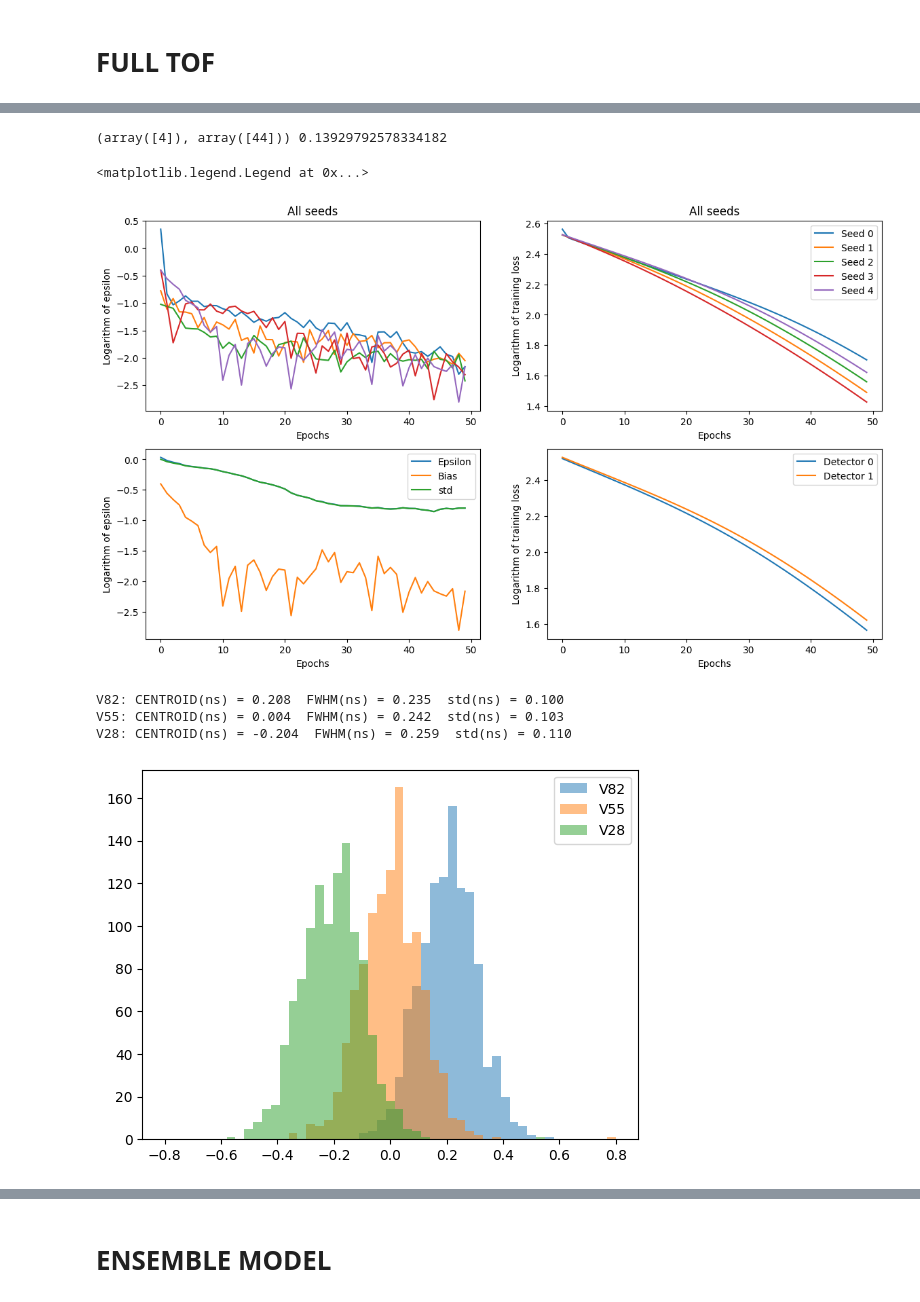
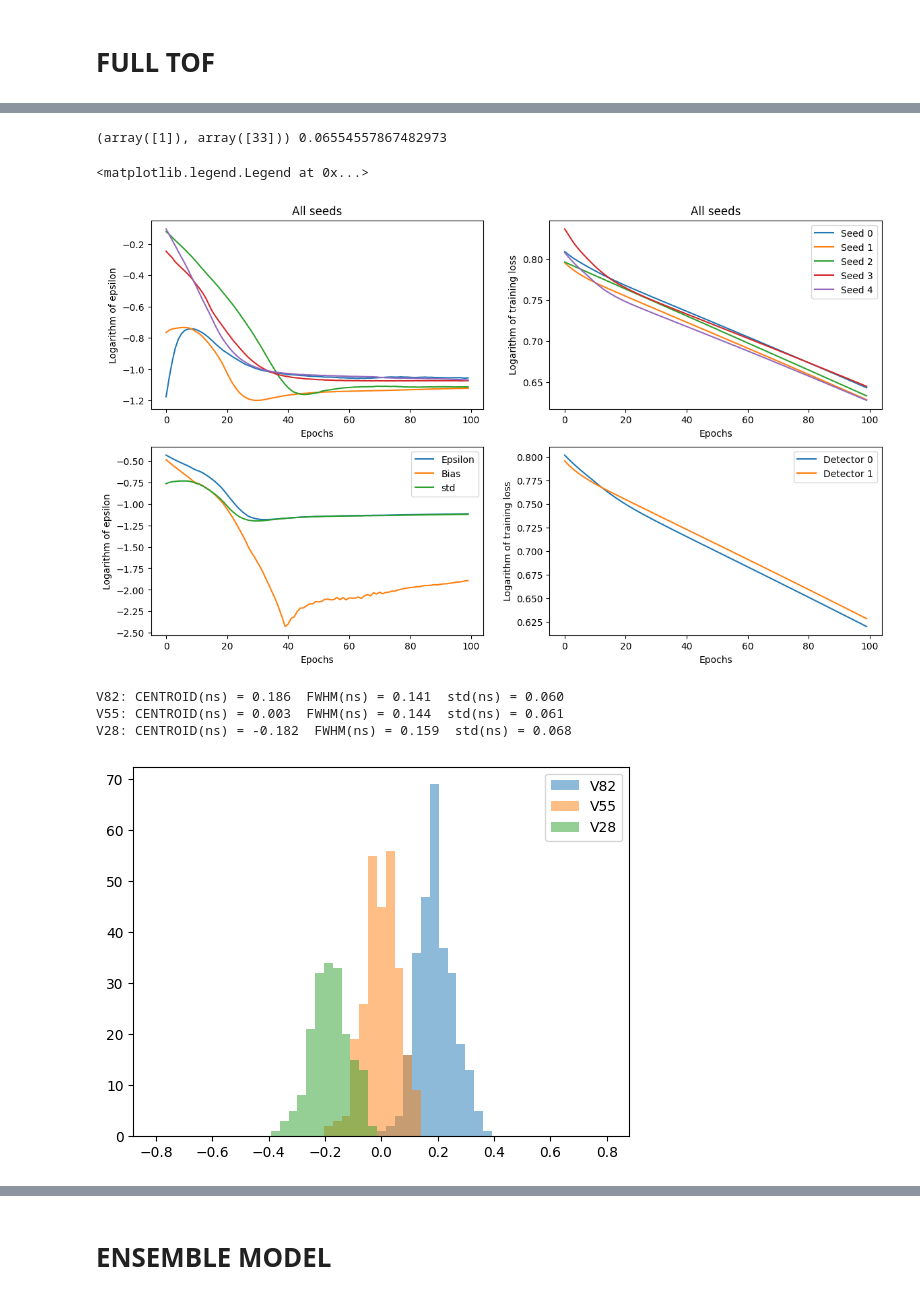
Before and after one commit to wjosefw/Signal-processing-with-Neural-networks, a Jupyter notebook: simulados_plus_reales.ipynb, the cells around one changed output, grey strips where cells are left out. Saved outputs shown, nothing was run; the diff lists cells and outputs as text; code cells hidden in the pictures.

```diff
--- a/simulados_plus_reales.ipynb
+++ b/simulados_plus_reales.ipynb
@@ -196,7 +220,7 @@ trainX_dec1 = np.concatenate((INPUT_dec1[:,:,:], INPUT2_dec1[:,:,:]), axis = 0)
 REF_train_dec1 = np.concatenate((REF_dec1[:], REF2_dec1[:]))
 # %%
 for i in range(trainX_dec1.shape[0]):
-    plt.plot(trainX_dec1[i,:],'b-')
+    plt.plot(trainX_dec1[i,:,0],'b-')
 plt.plot(mean_pulse_dec1[start:stop],'r-')
 # %% [output]
 [<matplotlib.lines.Line2D at 0x...>]
@@ -222,8 +246,8 @@ Max detector 1:  35.68897545716052
 # **FULL TOF**
 # %%
 #-------------------------------------- Create Reference pulses set ----------------------------------------
-REFERENCE_PULSE_dec0 = np.tile(mean_pulse_dec0[start:stop], (trainX_dec0.shape[0],2,1)).swapaxes(1,2)
-REFERENCE_PULSE_dec1 = np.tile(mean_pulse_dec1[start:stop], (trainX_dec1.shape[0],2,1)).swapaxes(1,2)
+REFERENCE_PULSE_dec0 = np.tile(new_V82[0,start:stop,:], (trainX_dec0.shape[0],2,1)).swapaxes(1,2)
+REFERENCE_PULSE_dec1 = np.tile(new_V82[0,start:stop,:], (trainX_dec1.shape[0],2,1)).swapaxes(1,2)
 
 M_REF_dec0 = momentos(REFERENCE_PULSE_dec0)
 M_REF_dec0 = (M_REF_dec0 - min_dec0)/(max_dec0-min_dec0)
@@ -304,5 +284,5 @@ def model_definition(NM):
 # %%
-epochs = 50
+epochs = 100
 num_semillas = 5
 
 epsilon = []
@@ -320,11 +300,11 @@ directory = '/home/josea/temporal/'
 
 for i in range(num_semillas):
 
-  model_dec0 = model_definition(NM)
-  model_dec1 = model_definition(NM)
+  model_dec0 = model_definition(NM = NM, NN = 32, STD_INIT = 0.5)
+  model_dec1 = model_definition(NM = NM, NN = 32, STD_INIT = 0.5)
 
-  opt_dec0 = tf.keras.optimizers.AdamW(learning_rate = 1e-4)
-  opt_dec1 = tf.keras.optimizers.AdamW(learning_rate = 1e-4)
+  opt_dec0 = tf.keras.optimizers.AdamW(learning_rate = 5e-5)
+  opt_dec1 = tf.keras.optimizers.AdamW(learning_rate = 5e-5)
 
   model_dec0.compile(optimizer=opt_dec0,loss='MSE')
   model_dec1.compile(optimizer=opt_dec1,loss='MSE')
@@ -339,8 +319,8 @@ for i in range(num_semillas):
   TOFN_V82_epoch = []
 
   for epoch in range(epochs):
-     history_dec0 = model_dec0.fit(x = [M_Train_dec0[:,:,0], M_Train_dec0[:,:,1]],y = REF_train_dec0, epochs = 5, batch_size = 256, shuffle = True, verbose = 1)
-     history_dec1 = model_dec1.fit(x = [M_Train_dec1[:,:,0], M_Train_dec1[:,:,1]],y = REF_train_dec1, epochs = 5, batch_size = 256, shuffle = True, verbose = 1)
+     history_dec0 = model_dec0.fit(x = [M_Train_dec0[:,:,0], M_Train_dec0[:,:,1]],y = REF_train_dec0, epochs = 1, batch_size = 512, shuffle = True, verbose = 1)
+     history_dec1 = model_dec1.fit(x = [M_Train_dec1[:,:,0], M_Train_dec1[:,:,1]],y = REF_train_dec1, epochs = 1, batch_size = 512, shuffle = True, verbose = 1)
 
      loss_dec0.append(history_dec0.history['loss'][-1])
      loss_dec1.append(history_dec1.history['loss'][-1])
@@ -353,13 +333,13 @@ for i in range(num_semillas):
      TOFN_dec0_REF_V28 = model_dec0.predict([M_V28_norm[:,:,0],M_REF_dec0[:M_V28_norm.shape[0],:,0]])
      TOFN_dec1_REF_V28 = model_dec1.predict([M_V28_norm[:,:,1],M_REF_dec1[:M_V28_norm.shape[0],:,0]])
 
-     TOFN_V28 = (np.squeeze(TOFN_dec0_REF_V28) - new_time_step*delays_test_dec0) - (np.squeeze(TOFN_dec1_REF_V28) - new_time_step*delays_test_dec1)
-     TOFN_V55 = (np.squeeze(TOFN_dec0_REF_V55) - new_time_step*delays_test_dec0) - (np.squeeze(TOFN_dec1_REF_V55) - new_time_step*delays_test_dec1)
-     TOFN_V82 = (np.squeeze(TOFN_dec0_REF_V82) - new_time_step*delays_test_dec0) - (np.squeeze(TOFN_dec1_REF_V82) - new_time_step*delays_test_dec1)
+     #TOFN_V28 = (np.squeeze(TOFN_dec0_REF_V28) - new_time_step*delays_test_dec0) - (np.squeeze(TOFN_dec1_REF_V28) - new_time_step*delays_test_dec1)
+     #TOFN_V55 = (np.squeeze(TOFN_dec0_REF_V55) - new_time_step*delays_test_dec0) - (np.squeeze(TOFN_dec1_REF_V55) - new_time_step*delays_test_dec1)
+     #TOFN_V82 = (np.squeeze(TOFN_dec0_REF_V82) - new_time_step*delays_test_dec0) - (np.squeeze(TOFN_dec1_REF_V82) - new_time_step*delays_test_dec1)
 
-     #TOFN_V28 = TOFN_dec0_REF_V28 - TOFN_dec1_REF_V28
-     #TOFN_V55 = TOFN_dec0_REF_V55 - TOFN_dec1_REF_V55
-     #TOFN_V82 = TOFN_dec0_REF_V82 - TOFN_dec1_REF_V82
+     TOFN_V28 = TOFN_dec0_REF_V28 - TOFN_dec1_REF_V28
+     TOFN_V55 = TOFN_dec0_REF_V55 - TOFN_dec1_REF_V55
+     TOFN_V82 = TOFN_dec0_REF_V82 - TOFN_dec1_REF_V82
 
      TOFN_V28_epoch.append(TOFN_V28)
      TOFN_V55_epoch.append(TOFN_V55)
@@ -410,13 +408,13 @@ training_loss_dec1 = np.array(training_loss_dec1, dtype = 'float64')
 
 
 print(np.where(epsilon == np.min(epsilon)), np.min(epsilon))
-index = 4
+index = 1
 plt.figure(figsize=(14,8))
 
 plt.subplot(2,2,1)
 for i in range(epsilon.shape[0]):
   #plt.plot(np.log10(epsilon[i,:]))
-  plt.plot(np.log10(bias[i,:]))
+  plt.plot(np.log10(std[i,:]))
 plt.ylabel('Logarithm of epsilon')
 plt.xlabel('Epochs')
 plt.title('All seeds')
@@ -441,48 +439,48 @@ plt.ylabel('Logarithm of epsilon')
 plt.xlabel('Epochs')
 
 plt.subplot(2,2,4)
-plt.plot(np.log10(training_loss_dec0[index,:]),label='Detector 0')
-plt.plot(np.log10(training_loss_dec1[index,:]),label='Detector 1')
+plt.plot(np.log10(training_loss_dec0[index,:]), label = 'Detector 0')
+plt.plot(np.log10(training_loss_dec1[index,:]), label = 'Detector 1')
 plt.ylabel('Logarithm of training loss')
 plt.xlabel('Epochs')
 
 plt.legend()
 # %% [output]
-(array([4]), array([44])) 0.13929792578334182
+(array([1]), array([33])) 0.06554557867482973
 <matplotlib.legend.Legend at 0x...>
-[figure, old version]
+[figure, new version]
 # %%
-epoch = 44
+epoch = 33
 #------------------------------------------- Histogram and gaussian fit -----------------------------------------------
 nbins = 51
 histogN_V82, binsN, patchesN  = plt.hist(TOFN_V82_array[index,epoch,:] - np.mean(TOFN_V55_array[index,epoch,:]), bins = nbins,range = [-0.8,0.8],alpha = 0.5, label = 'V82');
 cbinsN = 0.5*(binsN[1:]+binsN[0:-1])
 HN, AN, x0N_V82, sigmaN_V82 = gauss_fit(cbinsN, histogN_V82)
 
 histogN_V55, binsN, patchesN  = plt.hist(TOFN_V55_array[index,epoch,:] - np.mean(TOFN_V55_array[index,epoch,:]), bins = nbins,range = [-0.8,0.8],alpha = 0.5, label = 'V55');
 cbinsN = 0.5*(binsN[1:]+binsN[0:-1])
 HN, AN, x0N_V55, sigmaN_V55 = gauss_fit(cbinsN, histogN_V55)
 
 histogN_V28, binsN, patchesN  = plt.hist(TOFN_V28_array[index,epoch,:] - np.mean(TOFN_V55_array[index,epoch,:]), bins = nbins,range = [-0.8,0.8],alpha = 0.5, label = 'V28');
 cbinsN = 0.5*(binsN[1:]+binsN[0:-1])
 HN, AN, x0N_V28, sigmaN_V28 = gauss_fit(cbinsN, histogN_V28)
 plt.legend()
 
 
 FWHMN_V82 = 2.35482 * sigmaN_V82
 FWHMN_V55 = 2.35482 * sigmaN_V55
 FWHMN_V28 = 2.35482 * sigmaN_V28
 
 
 print('')
 print("V82: CENTROID(ns) = %.3f  FWHM(ns) = %.3f  std(ns) = %.3f" % (x0N_V82, FWHMN_V82, sigmaN_V82))
 print("V55: CENTROID(ns) = %.3f  FWHM(ns) = %.3f  std(ns) = %.3f" % (x0N_V55, FWHMN_V55, sigmaN_V55))
 print("V28: CENTROID(ns) = %.3f  FWHM(ns) = %.3f  std(ns) = %.3f" % (x0N_V28, FWHMN_V28, sigmaN_V28))
 # %% [output]
-V82: CENTROID(ns) = 0.208  FWHM(ns) = 0.235  std(ns) = 0.100
-V55: CENTROID(ns) = 0.004  FWHM(ns) = 0.242  std(ns) = 0.103
-V28: CENTROID(ns) = -0.204  FWHM(ns) = 0.259  std(ns) = 0.110
+V82: CENTROID(ns) = 0.186  FWHM(ns) = 0.141  std(ns) = 0.060
+V55: CENTROID(ns) = 0.003  FWHM(ns) = 0.144  std(ns) = 0.061
+V28: CENTROID(ns) = -0.182  FWHM(ns) = 0.159  std(ns) = 0.068
-[figure, old version]
+[figure, new version]
 # %%
 Error_V82 = (TOFN_V82_array[index,epoch,:] - np.mean(TOFN_V55_array[index,epoch,:]) - 0.2)**2
 Error_V55 = (TOFN_V55_array[index,epoch,:] - np.mean(TOFN_V55_array[index,epoch,:]))**2
```
Also changed, not shown: parts of 26 cells of this notebook.
